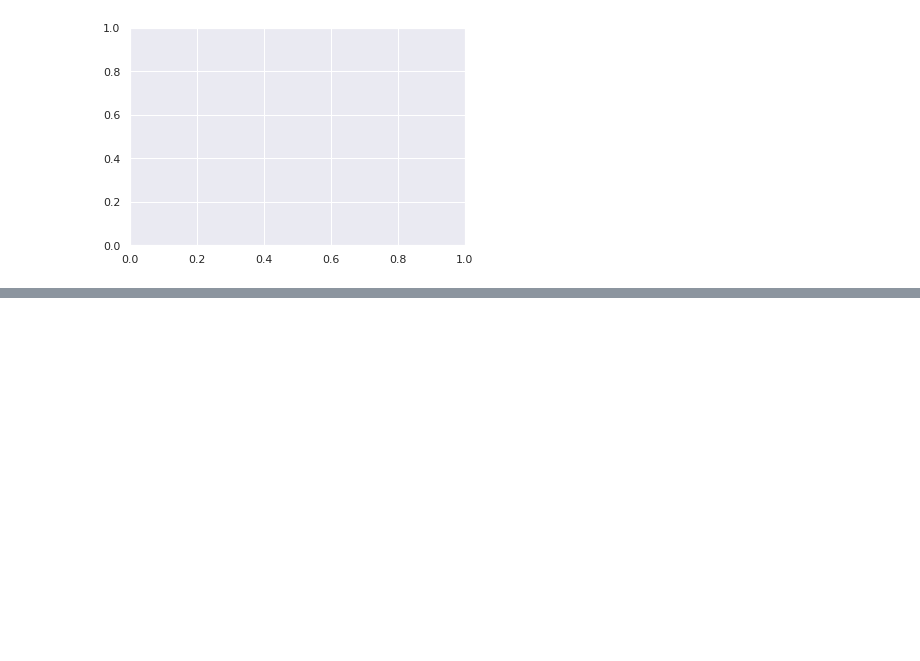
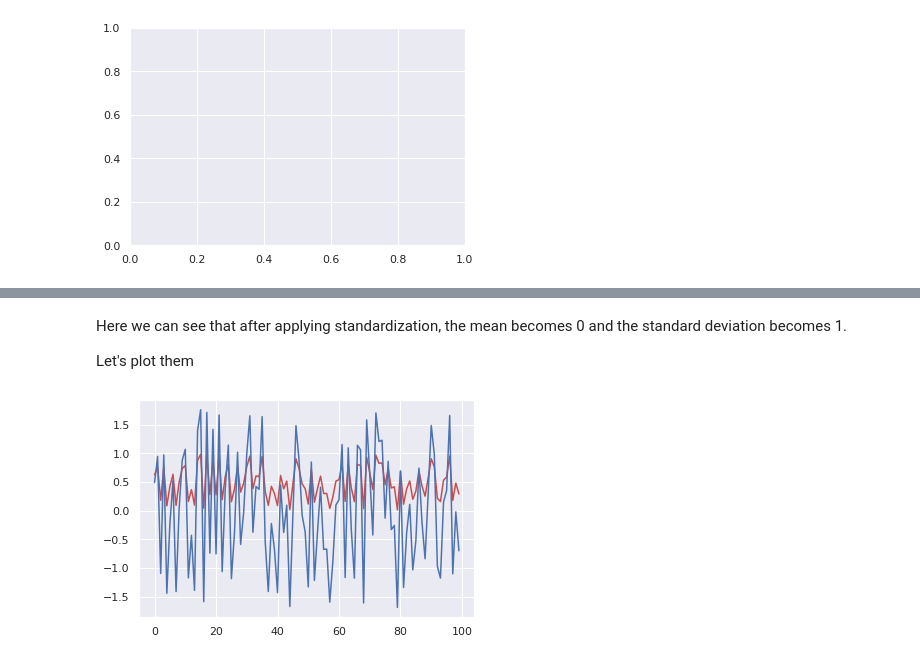
Before and after one commit to aryadeo/NEURAL_NETWORK_BASICS, a Jupyter notebook: Sigmoid_Neuron/Sigmoid_Neuron.ipynb, the cells around one changed output, grey strips where cells are left out. Drawn from its saved outputs; the diff is of its cells as text; code cells hidden in the pictures; blank space fills up the shorter version.

```diff
--- a/Sigmoid_Neuron/Sigmoid_Neuron.ipynb
+++ b/Sigmoid_Neuron/Sigmoid_Neuron.ipynb
@@ -449,0 +584,2 @@ HTML(ani.to_html5_video())
+# %%
+scaler=StandardScaler()
@@ -449,0 +594,2 @@ HTML(ani.to_html5_video())
+# %%
+sample_data_transformed=scaler.fit_transform(sample_data)
@@ -449,0 +604,9 @@ HTML(ani.to_html5_video())
+# %% [markdown]
+Here we can see that after applying standardization, the mean becomes 0 and the standard deviation becomes 1.
+
+Let's plot them
+# %%
+plt.plot(sample_data,'r-',sample_data_transformed,'b-')
+plt.show()
+# %% [output]
+[figure, added]
```
Also changed, not shown: parts of 35 cells of this notebook.
